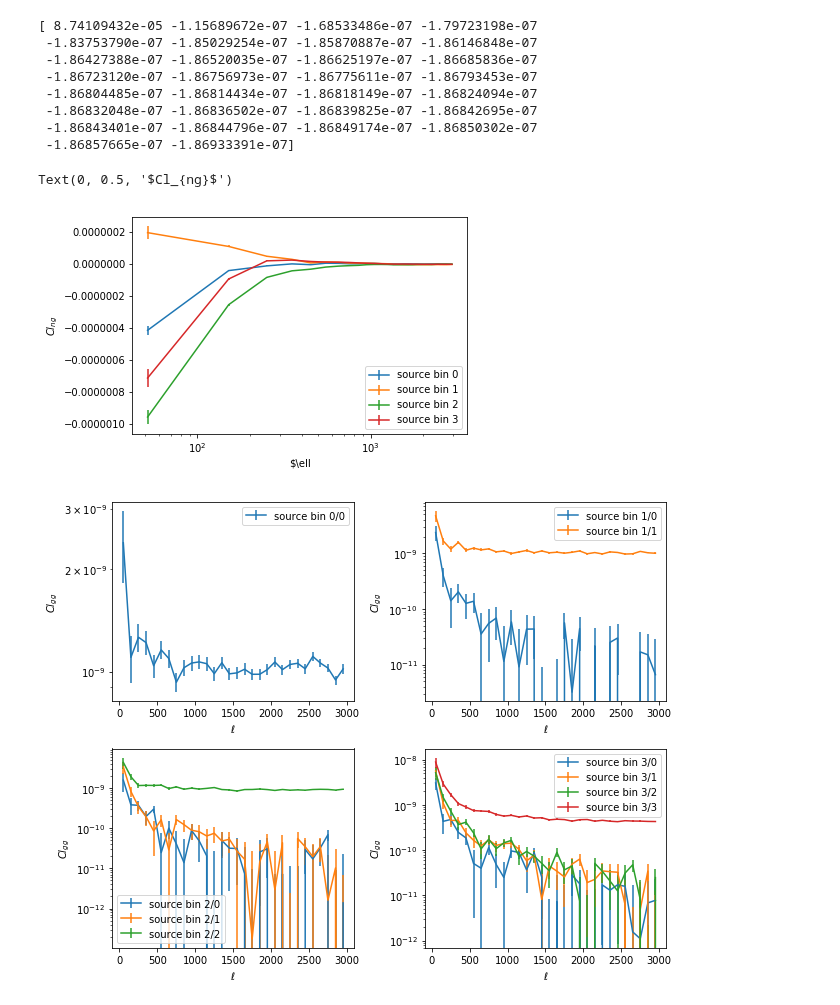
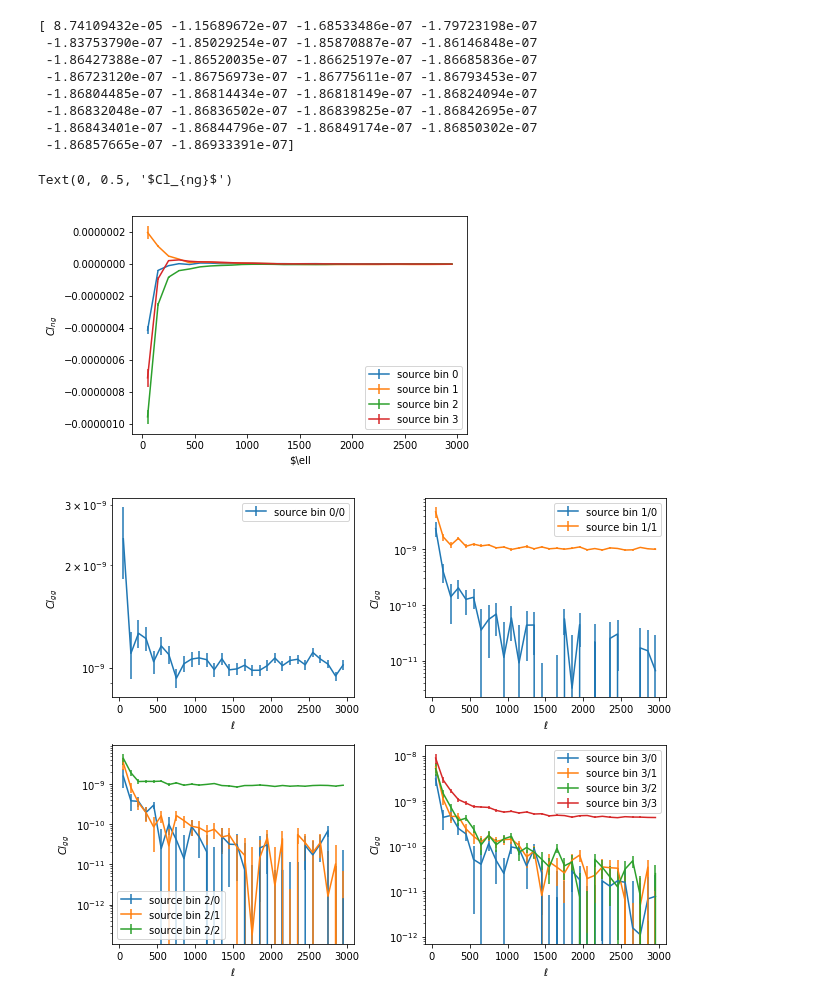
Before and after one commit to LSSTDESC/txpipe-cosmodc2, a Jupyter notebook: notebooks/PlotCov.ipynb, the cells around one changed output. Cells and saved outputs as stored; diff of their text form; code cells hidden in the pictures.

```diff
--- a/notebooks/PlotCov.ipynb
+++ b/notebooks/PlotCov.ipynb
@@ -140,17 +140,17 @@ print(cl)
 # %%
 plt.figure()
 
 for i in range(4):
     ell,cl, cov = A.get_ell_cl('galaxy_shearDensity_cl_e', 'source_'+str(i), 'lens_0', return_cov=True)
     plt.errorbar(ell,cl, np.diag(cov)**0.5, label='source bin '+str(i))
-plt.xscale('log')
+# plt.xscale('log')
 # plt.yscale('log')
 plt.legend()
 plt.xlabel('$\\ell')
 plt.ylabel('$Cl_{ng}$')
 # %% [output]
 Text(0, 0.5, '$Cl_{ng}$')
-[figure, old version]
+[figure, new version]
 # %%
 plt.figure(figsize=(9,7))
 
```
Also changed, not shown: 5 other files.
